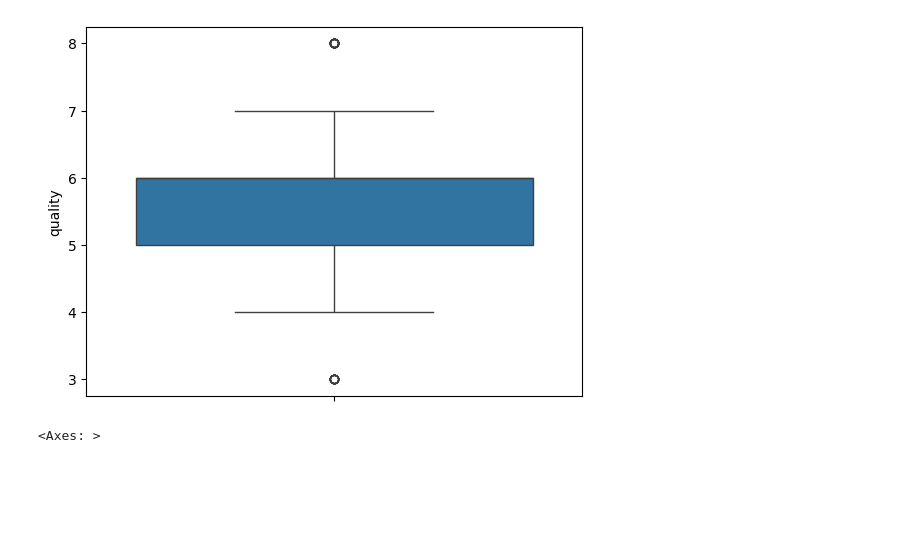
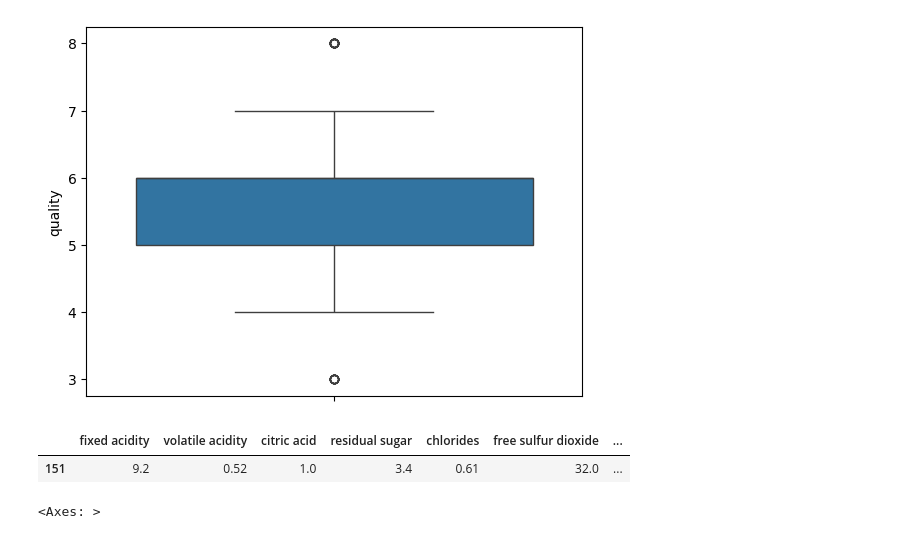
Before and after one commit to matthew9655/redwine-end-to-end, a Jupyter notebook: research_env/eda.ipynb, the cells around one changed output. Cells and saved outputs as stored; diff of their text form; code cells hidden in the pictures; blank space fills up the shorter version.

```diff
--- a/research_env/eda.ipynb
+++ b/research_env/eda.ipynb
@@ -67,4 +68,13 @@ for var in data.columns:
 [figure]
 [figure]
 [figure]
+# %%
+# validating outliers
+data[data['citric acid'] > 0.9]
+
+# turns out this value also coincides to the outlier in the chlorides bar graph. This entry will NOT be removed from the dataset
+# because it seems to show the relationship between the extreme end of high citric acid and high chlorides to quality of wine.
+# %% [output]
+|  | fixed acidity | volatile acidity | citric acid | residual sugar | chlorides | free sulfur dioxide | ... |
+| 151 | 9.2 | 0.52 | 1.0 | 3.4 | 0.61 | 32.0 | ... |
 # %%
```
Also changed, not shown: parts of 7 cells of this notebook, 15 other files.
